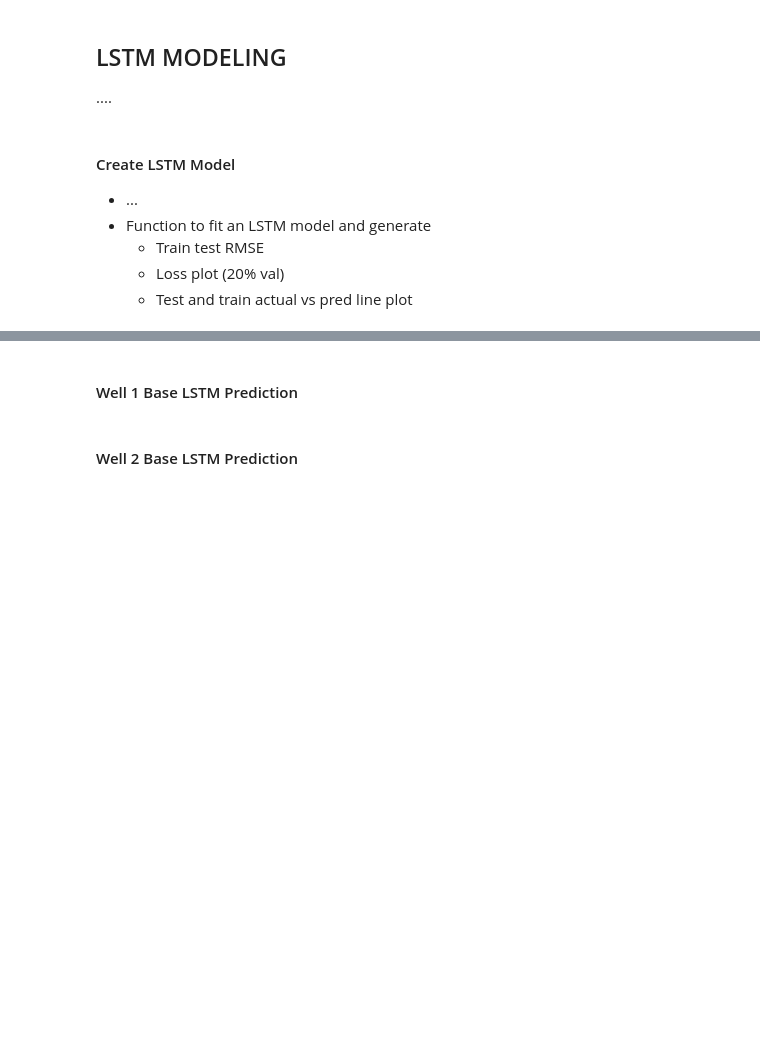
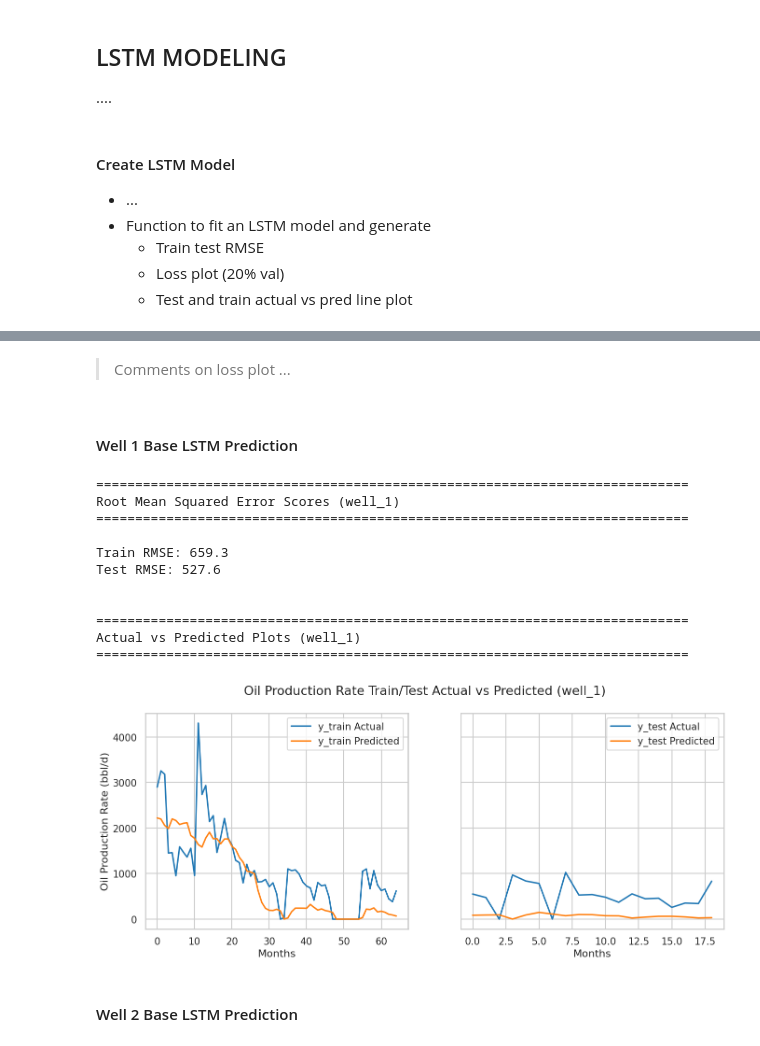
Before and after one commit to ryan-bulger/5511-Final-Project, a Jupyter notebook: lstm-oil-production-forecasting.ipynb, the cells around one changed output, grey strips where cells are left out. Cells and saved outputs as stored; diff of their text form; code cells hidden in the pictures; blank space fills up the shorter version.

```diff
--- a/lstm-oil-production-forecasting.ipynb
+++ b/lstm-oil-production-forecasting.ipynb
@@ -1005,2 +856,4 @@ Diagnostic Plots (well_1)
+# %% [markdown]
+> Comments on loss plot ...
 # %% [markdown]
 #### Well 1 Base LSTM Prediction
@@ -1015,3 +860,62 @@ Diagnostic Plots (well_1)
+# %%
+# Function to predict oil production
+def predict_oil_production(history, train_test_dict, well_name):
+    X_train = train_test_dict[well_name]['X_train']
+    y_train = train_test_dict[well_name]['y_train']
+    X_test = train_test_dict[well_name]['X_test']
+    y_test = train_test_dict[well_name]['y_test']
+
+    # Make predictions
+    trainPredict = history.model.predict(X_train, verbose=0)
+    testPredict = history.model.predict(X_test, verbose=0)
+
+    # Unscale target variables and predictions
+    y_train = np.exp(y_train) - SCALING_FACTOR
+    trainPredict = np.exp(trainPredict) - SCALING_FACTOR
+    y_test = np.exp(y_test) - SCALING_FACTOR
+    testPredict = np.exp(testPredict) - SCALING_FACTOR
+
+    # Calculate RMSE
+    print('\n============================================================================')
+    print(f'Root Mean Squared Error Scores ({well_name})')
+    print('============================================================================\n')
+    train_rmse = np.sqrt(mean_squared_error(y_train, trainPredict))
+    test_rmse = np.sqrt(mean_squared_error(y_test, testPredict))
+    print(f'Train RMSE: {train_rmse:,.1f}')
+    print(f'Test RMSE: {test_rmse:,.1f}\n')
+
+    # Actual vs predicted line charts
+    print('\n============================================================================')
+    print(f'Actual vs Predicted Plots ({well_name})')
+    print('============================================================================\n')
+    fig, (ax1, ax2) = plt.subplots(1,2, figsize=(16, 6), sharey=True)
+    ax1.plot(y_train, label='y_train Actual')
+    ax1.plot(trainPredict, label='y_train Predicted')
+    ax1.legend()
+    ax1.set_ylabel('Oil Production Rate (bbl/d)')
+    ax1.set_xlabel('Months')
+    ax2.plot(y_test, label='y_test Actual')
+    ax2.plot(testPredict, label='y_test Predicted')
+    ax2.legend()
+    ax2.set_xlabel('Months')
+    fig.suptitle(f'Oil Production Rate Train/Test Actual vs Predicted ({well_name})')
+
+# Fit LSTM model for well_1
+well_name = 'well_1'
+predict_oil_production(history, train_test_dict, well_name)
+# %% [output]
+============================================================================
+Root Mean Squared Error Scores (well_1)
+============================================================================
+
+Train RMSE: 659.3
+Test RMSE: 527.6
+
+
+============================================================================
+Actual vs Predicted Plots (well_1)
+============================================================================
+[figure, added]
 # %% [markdown]
 #### Well 2 Base LSTM Prediction
 # %%
```
Also changed, not shown: parts of 37 cells of this notebook, 1 other file.
